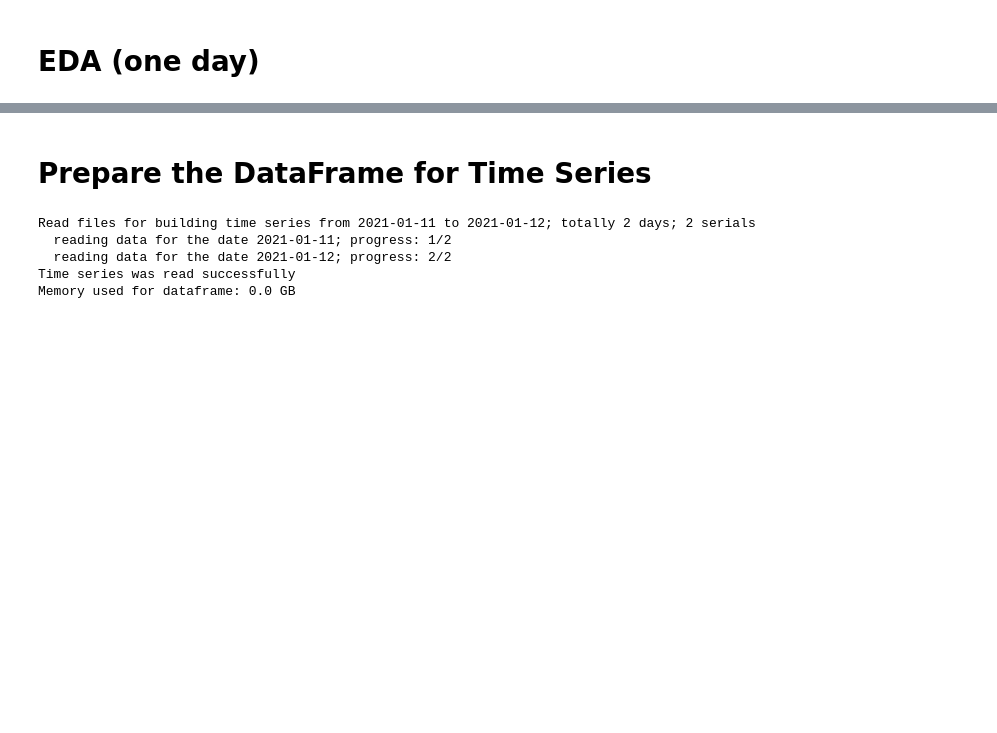
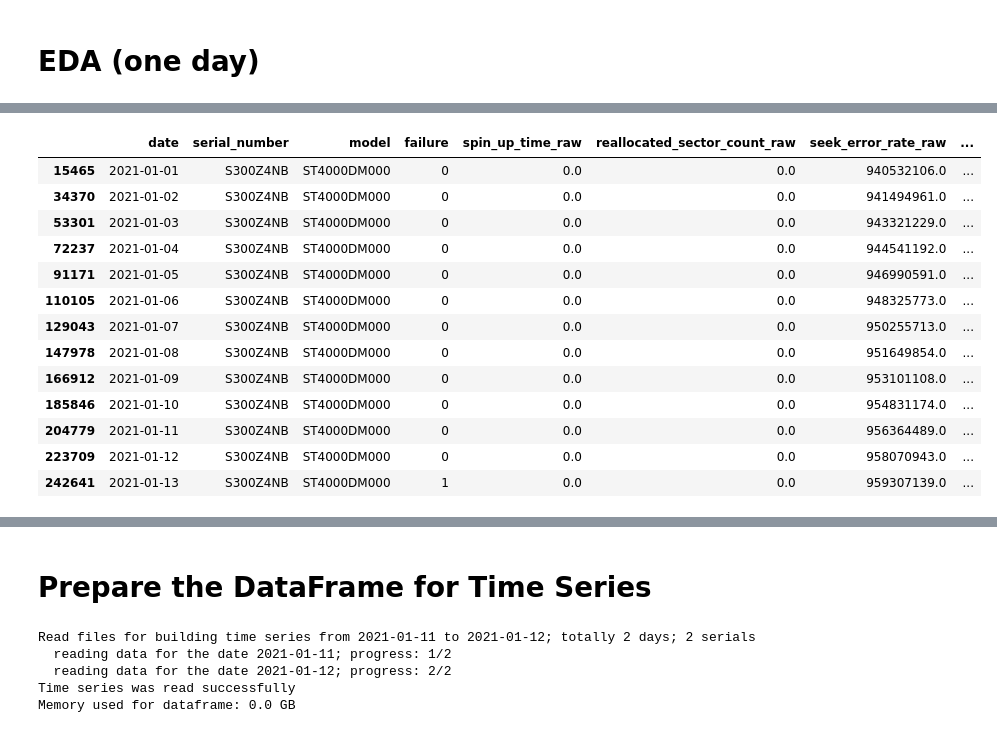
Before and after one commit to wcmphysics/DataScienceBootcamp-Capstone, a Jupyter notebook: notebooks/cmw.ipynb, the cells around one changed output, grey strips where cells are left out. Drawn from its saved outputs; the diff is of its cells as text; code cells hidden in the pictures; blank space fills up the shorter version.

```diff
--- a/notebooks/cmw.ipynb
+++ b/notebooks/cmw.ipynb
@@ -221,0 +592,17 @@ df.query("failure==1")
+# %%
+df_hd_model.query("serial_number == @serial")
+# %% [output]
+|  | date | serial_number | model | failure | spin_up_time_raw | reallocated_sector_count_raw | seek_error_rate_raw | ... |
+| 15465 | 2021-01-01 | S300Z4NB | ST4000DM000 | 0 | 0.0 | 0.0 | 940532106.0 | ... |
+| 34370 | 2021-01-02 | S300Z4NB | ST4000DM000 | 0 | 0.0 | 0.0 | 941494961.0 | ... |
+| 53301 | 2021-01-03 | S300Z4NB | ST4000DM000 | 0 | 0.0 | 0.0 | 943321229.0 | ... |
+| 72237 | 2021-01-04 | S300Z4NB | ST4000DM000 | 0 | 0.0 | 0.0 | 944541192.0 | ... |
+| 91171 | 2021-01-05 | S300Z4NB | ST4000DM000 | 0 | 0.0 | 0.0 | 946990591.0 | ... |
+| 110105 | 2021-01-06 | S300Z4NB | ST4000DM000 | 0 | 0.0 | 0.0 | 948325773.0 | ... |
+| 129043 | 2021-01-07 | S300Z4NB | ST4000DM000 | 0 | 0.0 | 0.0 | 950255713.0 | ... |
+| 147978 | 2021-01-08 | S300Z4NB | ST4000DM000 | 0 | 0.0 | 0.0 | 951649854.0 | ... |
+| 166912 | 2021-01-09 | S300Z4NB | ST4000DM000 | 0 | 0.0 | 0.0 | 953101108.0 | ... |
+| 185846 | 2021-01-10 | S300Z4NB | ST4000DM000 | 0 | 0.0 | 0.0 | 954831174.0 | ... |
+| 204779 | 2021-01-11 | S300Z4NB | ST4000DM000 | 0 | 0.0 | 0.0 | 956364489.0 | ... |
+| 223709 | 2021-01-12 | S300Z4NB | ST4000DM000 | 0 | 0.0 | 0.0 | 958070943.0 | ... |
+| 242641 | 2021-01-13 | S300Z4NB | ST4000DM000 | 1 | 0.0 | 0.0 | 959307139.0 | ... |
```
Also changed, not shown: parts of 51 cells of this notebook.
